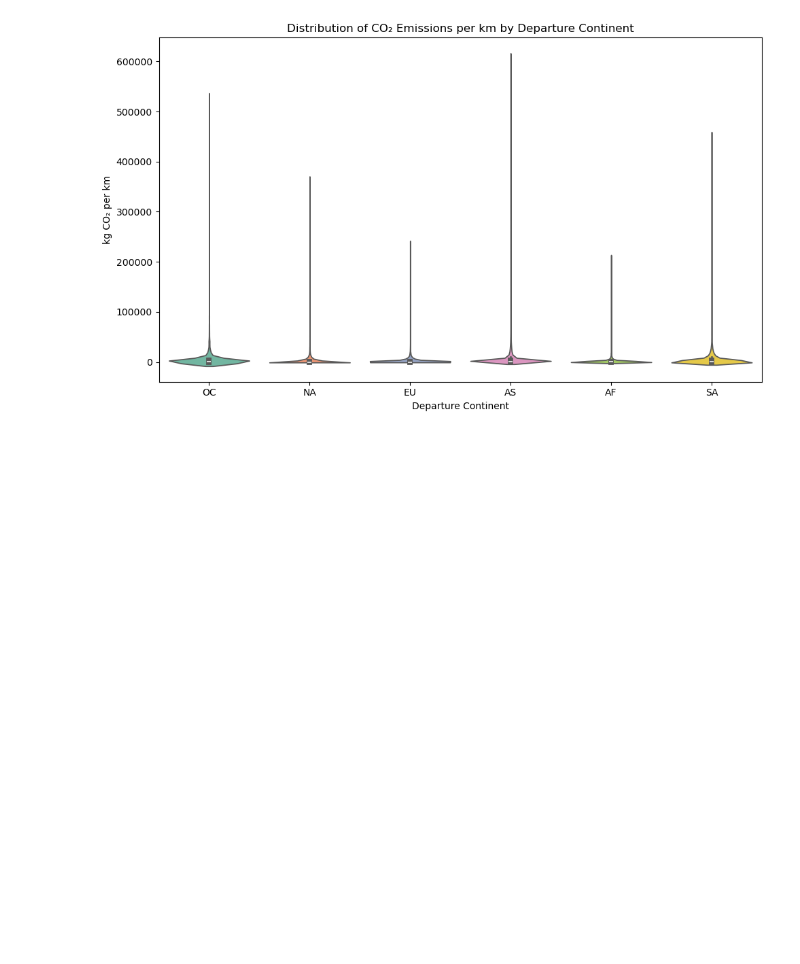
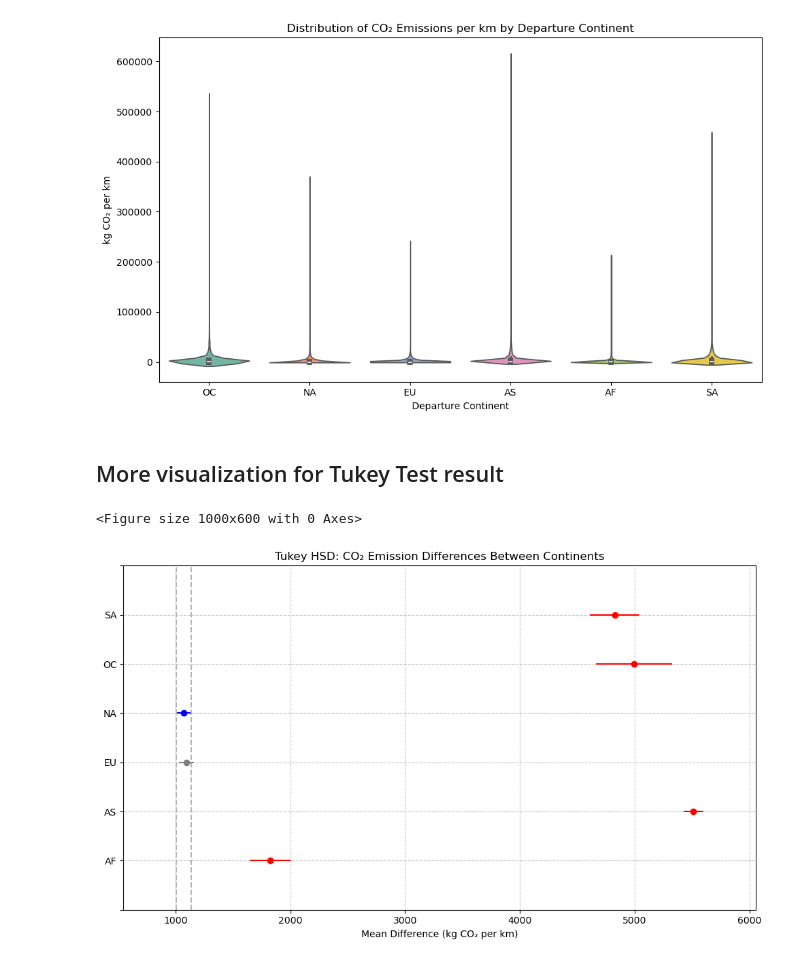
Before and after one commit to monatagelsir7/enivornmental_impact_of_aviation, a Jupyter notebook: Experiement_Continent.ipynb, the cells around one changed output. Saved outputs shown, nothing was run; the diff lists cells and outputs as text; code cells hidden in the pictures; blank space fills up the shorter version.

```diff
--- a/Experiement_Continent.ipynb
+++ b/Experiement_Continent.ipynb
@@ -62,3 +174,23 @@ Passing `palette` without assigning `hue` is deprecated and will be removed in v
 
   sns.violinplot(data=df, x='departure_continent', y='co2_per_distance', inner='box', palette='Set2')
 [figure]
+# %% [markdown]
+## More visualization for Tukey Test result
+# %%
+from statsmodels.stats.multicomp import pairwise_tukeyhsd
+import matplotlib.pyplot as plt
+
+# Tukey HSD
+tukey = pairwise_tukeyhsd(endog=df['co2_per_distance'], groups=df['departure_continent'], alpha=0.05)
+
+# Plot
+plt.figure(figsize=(10, 6))
+tukey.plot_simultaneous(comparison_name='NA')  # 'NA' as reference (you can change it)
+plt.title('Tukey HSD: CO₂ Emission Differences Between Continents')
+plt.xlabel('Mean Difference (kg CO₂ per km)')
+plt.grid(True, linestyle='--', alpha=0.7)
+plt.tight_layout()
+plt.show()
+# %% [output]
+<Figure size 1000x600 with 0 Axes>
+[figure, added]
```
Also changed, not shown: parts of 17 cells of this notebook.
